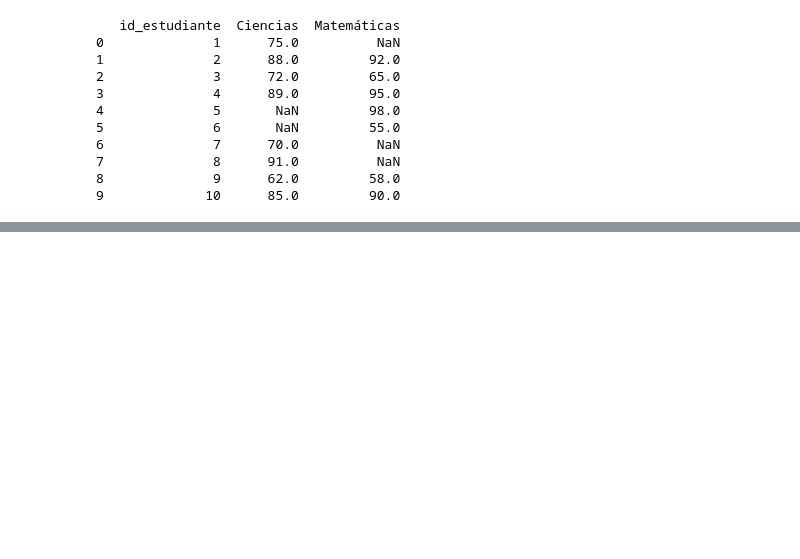
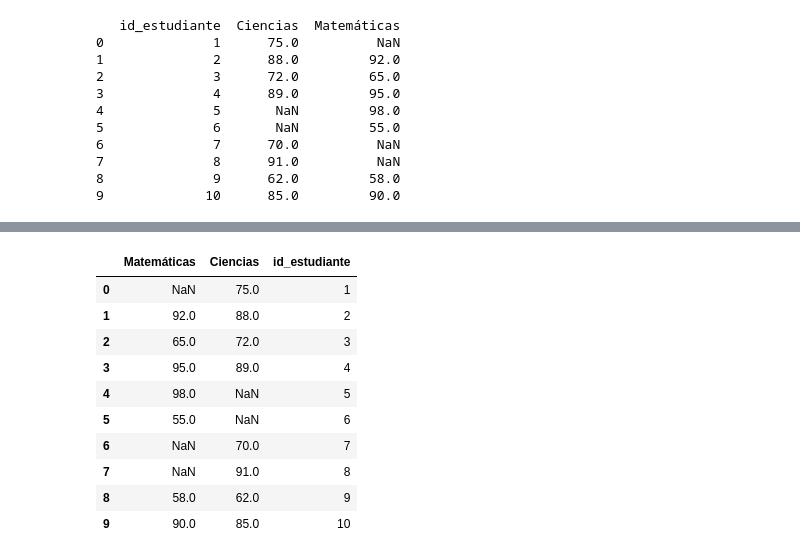
Before and after one commit to fcisnerosr/datos_faltantes, a Jupyter notebook: curso-datos-faltantes-main/mio/003_mecanismo_datos_faltantes/003_mecanismo_datos_faltantes.ipynb, the cells around one changed output, grey strips where cells are left out. Cells and saved outputs as stored; diff of their text form; code cells hidden in the pictures; blank space fills up the shorter version.

```diff
--- a/curso-datos-faltantes-main/mio/003_mecanismo_datos_faltantes/003_mecanismo_datos_faltantes.ipynb
+++ b/curso-datos-faltantes-main/mio/003_mecanismo_datos_faltantes/003_mecanismo_datos_faltantes.ipynb
@@ -60,0 +69,18 @@ print(df_wide)
+# %%
+(
+    df_wide
+    .missing
+    .sort_variables_by_missingness()
+)
+# %% [output]
+|  | Matemáticas | Ciencias | id_estudiante |
+| 0 | NaN | 75.0 | 1 |
+| 1 | 92.0 | 88.0 | 2 |
+| 2 | 65.0 | 72.0 | 3 |
+| 3 | 95.0 | 89.0 | 4 |
+| 4 | 98.0 | NaN | 5 |
+| 5 | 55.0 | NaN | 6 |
+| 6 | NaN | 70.0 | 7 |
+| 7 | NaN | 91.0 | 8 |
+| 8 | 58.0 | 62.0 | 9 |
+| 9 | 90.0 | 85.0 | 10 |
```
Also changed, not shown: parts of 6 cells of this notebook.
